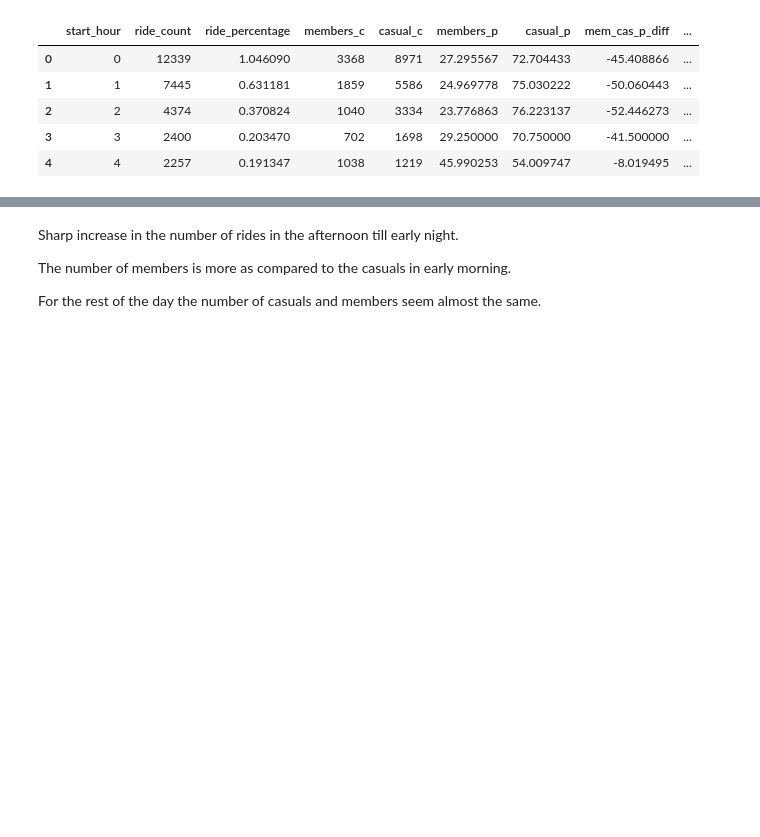
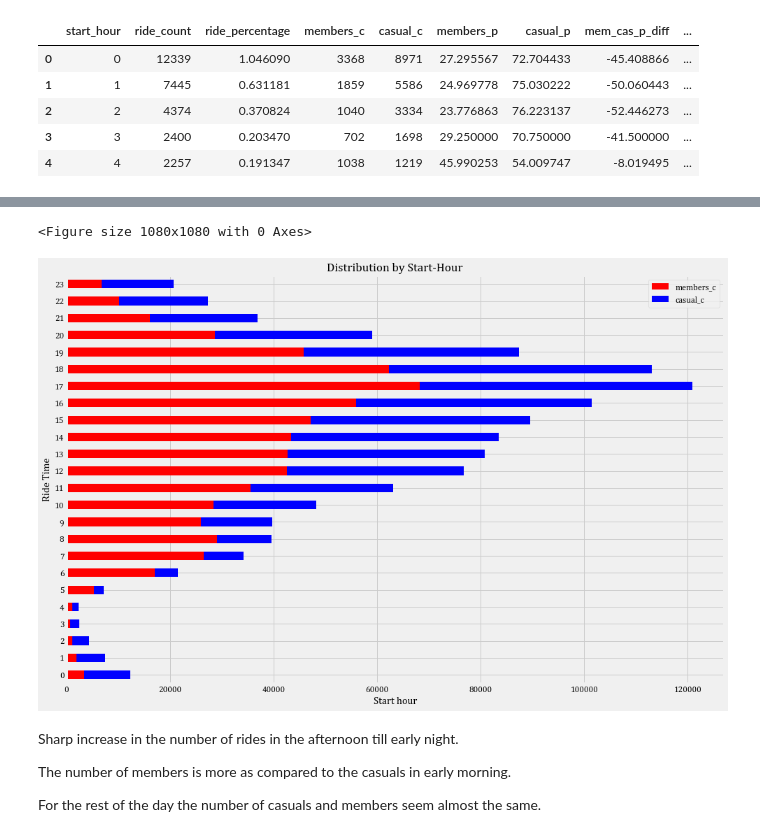
Before and after one commit to deepbdoshi/Google-Analytics-Capstone-Project, a Jupyter notebook: Google Analytics Capstone Project 1.ipynb, the cells around one changed output, grey strips where cells are left out. Drawn from its saved outputs; the diff is of its cells as text; code cells hidden in the pictures; blank space fills up the shorter version.

```diff
--- a/Google Analytics Capstone Project 1.ipynb
+++ b/Google Analytics Capstone Project 1.ipynb
@@ -264,3 +262,24 @@ _ = mp.legend(["member", "casual"])
+# %%
+_ = mp.figure(figsize=(15,15))
+_ = mp.style.use("fivethirtyeight")
+
+font = {'family' : 'cambria',
+        'size'   : 12}
+
+mp.rc('font', **font)
+
+start_hour_data = pd.DataFrame(group_data_by_start_hour, columns=['members_c','casual_c'], index = group_data_by_start_hour['start_hour'])
+
+start_hour_data.plot.barh(stacked=True, figsize=(15, 10), color=['red', 'blue'])
+
+_ = mp.yticks(group_data_by_start_hour['start_hour'])
+_ = mp.title('Distribution by Start-Hour')
+_ = mp.ylabel('Ride Time')
+_ = mp.xlabel('Start hour')
+# plt.show()
+# %% [output]
+<Figure size 1080x1080 with 0 Axes>
+[figure, added]
 # %% [markdown]
 Sharp increase in the number of rides in the afternoon till early night.
 
```
Also changed, not shown: parts of 6 cells of this notebook.
